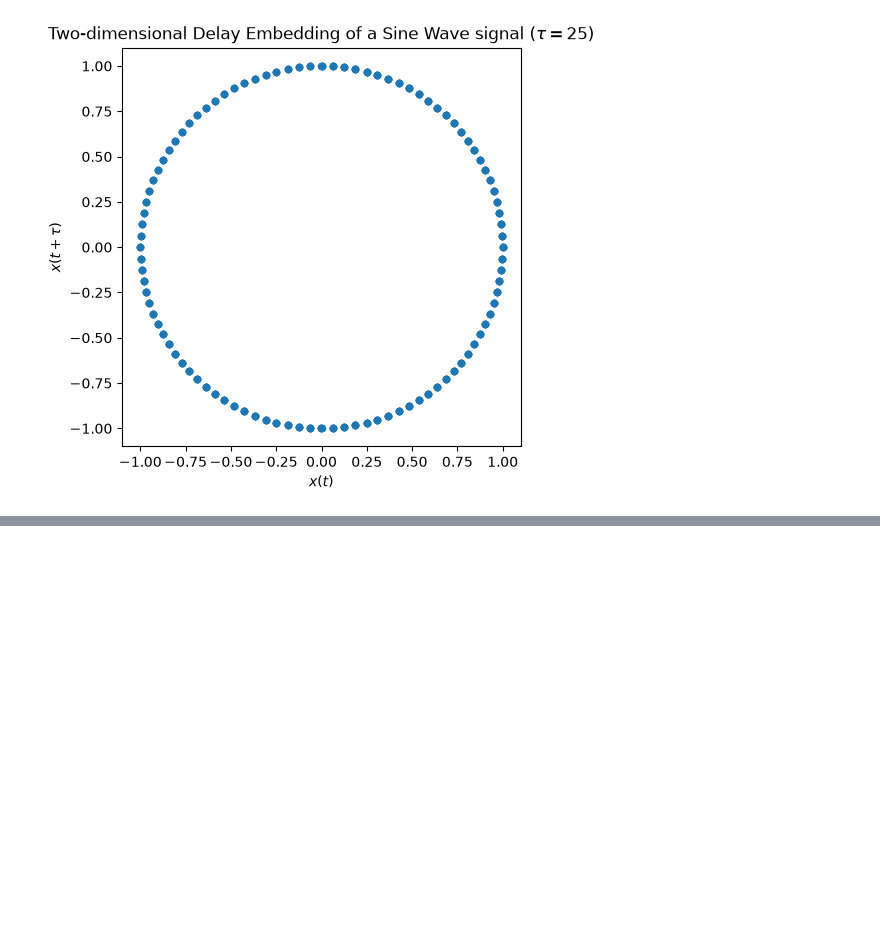
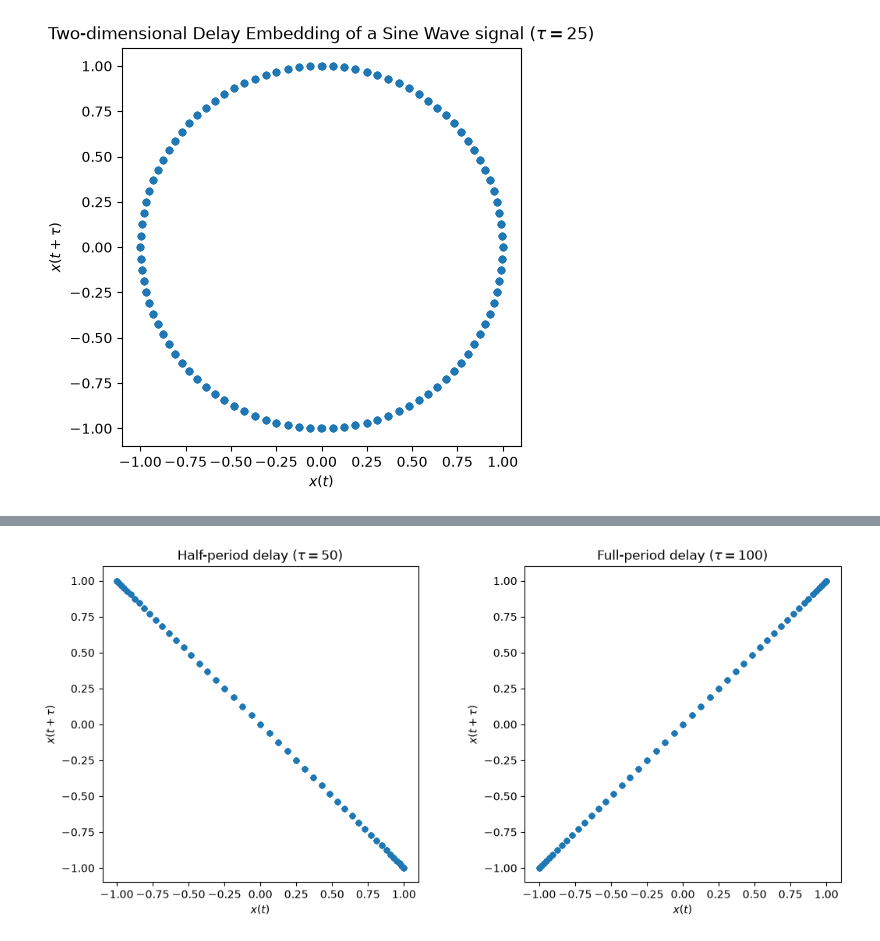
Before and after one commit to Matteo-Meyer/tda-time-series-classification, a Jupyter notebook: notebooks/02_time_series_embeddings.ipynb, the cells around one changed output, grey strips where cells are left out. Drawn from its saved outputs; the diff is of its cells as text; code cells hidden in the pictures; blank space fills up the shorter version.

```diff
--- a/notebooks/02_time_series_embeddings.ipynb
+++ b/notebooks/02_time_series_embeddings.ipynb
@@ -55,0 +140,43 @@ plt.show()
+# %%
+# Delay embeddings for half-period and full-period delays
+tau_half = 50
+tau_full = 100
+
+embedding_half = np.column_stack((
+    clean_signal[:-tau_half],
+    clean_signal[tau_half:]
+))
+
+embedding_full = np.column_stack((
+    clean_signal[:-tau_full],
+    clean_signal[tau_full:]
+))
+
+# Plot comparison
+fig, axes = plt.subplots(1, 2, figsize=(11, 5))
+
+axes[0].scatter(
+    embedding_half[:, 0],
+    embedding_half[:, 1],
+    s=20
+)
+axes[0].set_title(r"Half-period delay ($\tau=50$)")
+
+axes[1].scatter(
+    embedding_full[:, 0],
+    embedding_full[:, 1],
+    s=20
+)
+axes[1].set_title(r"Full-period delay ($\tau=100$)")
+
+for ax in axes:
+    ax.set_xlabel(r"$x(t)$")
+    ax.set_ylabel(r"$x(t+\tau)$")
+    ax.set_aspect("equal")
+    ax.set_xlim(-1.1, 1.1)
+    ax.set_ylim(-1.1, 1.1)
+
+fig.tight_layout()
+plt.show()
+# %% [output]
+[figure, added]
```
Also changed, not shown: parts of 69 cells of this notebook.
